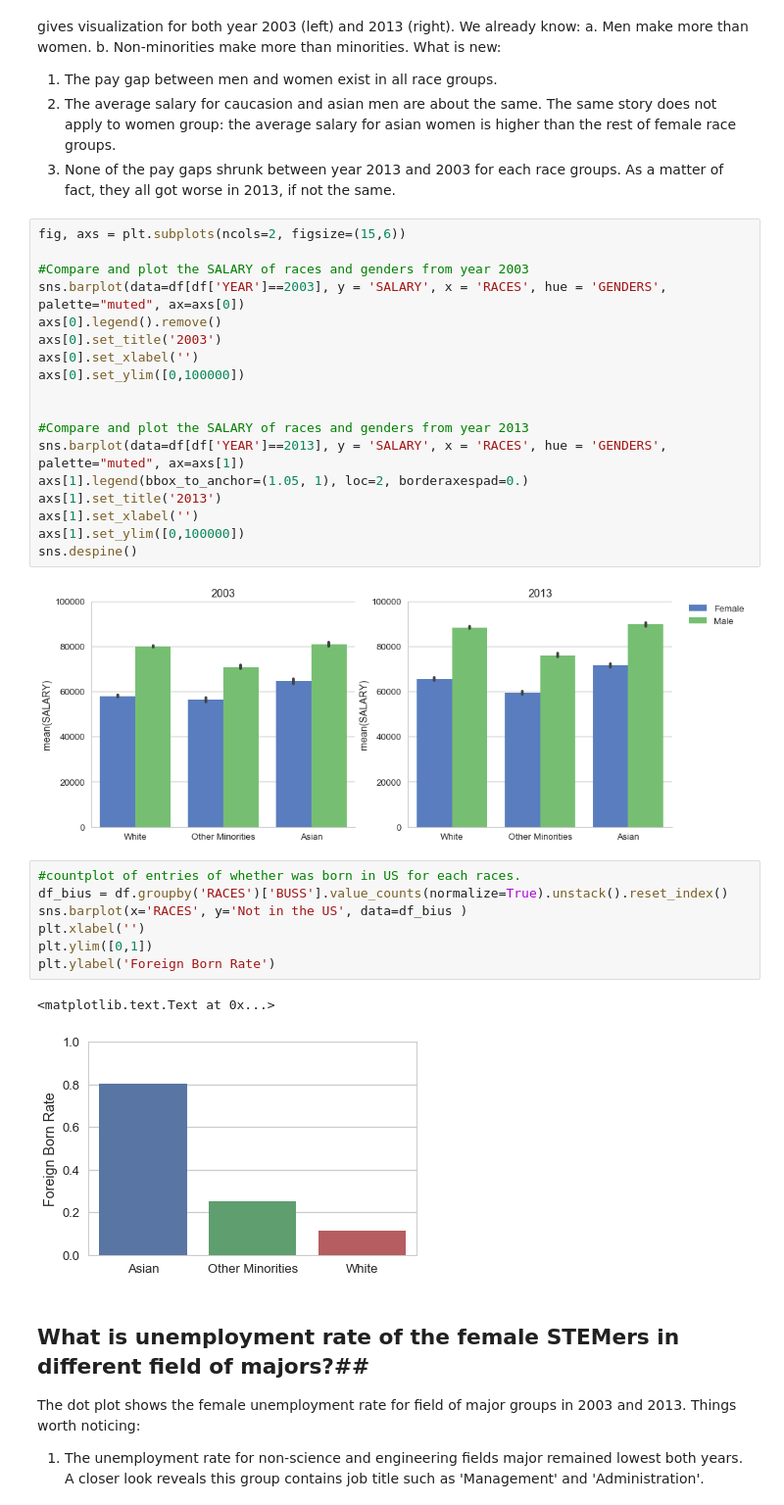
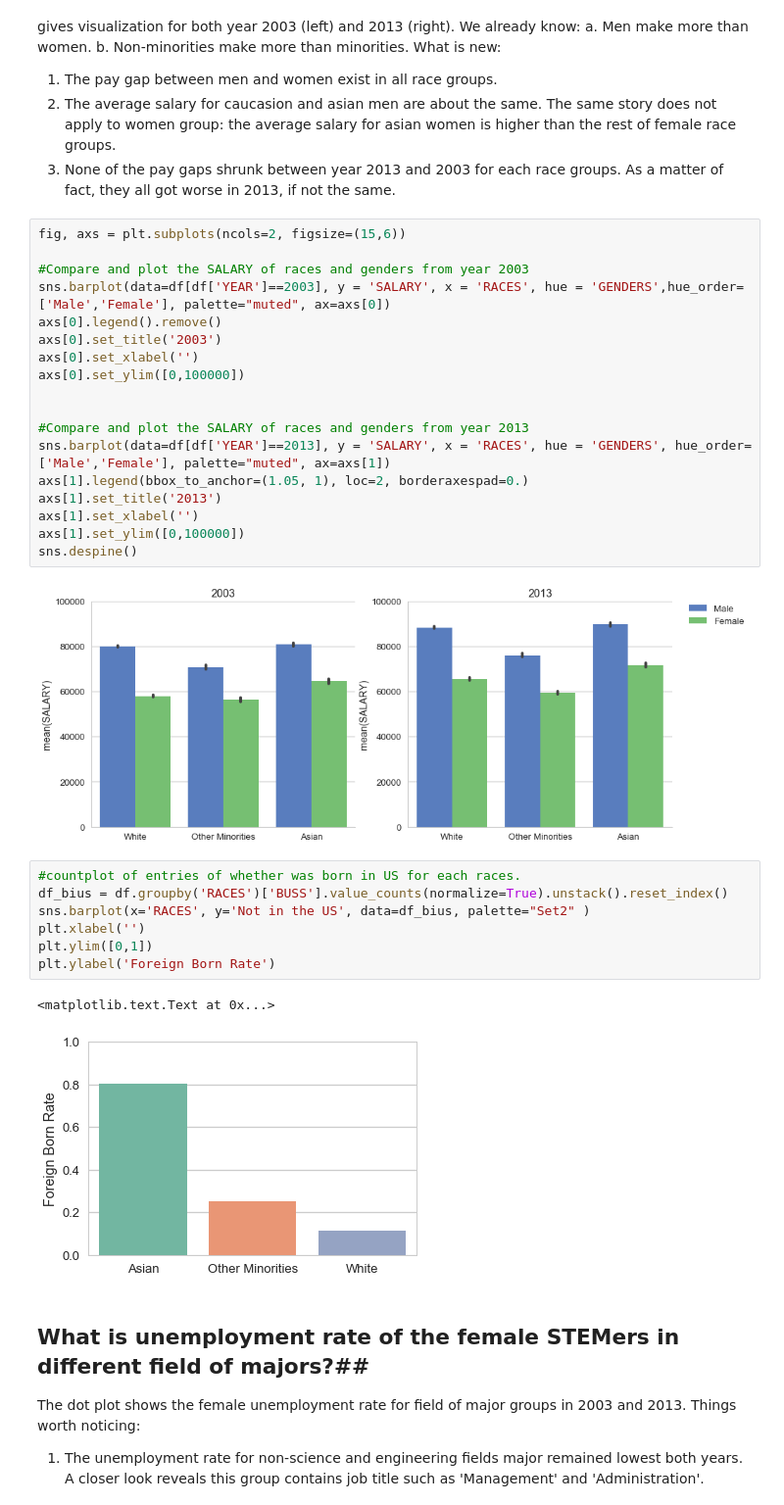
Before and after one commit to shuojiashi/women_in_stem, a Jupyter notebook: notebooks/HigherEdEDA_upload.ipynb, the cells around one changed output. Shown at 98% size. Drawn from its saved outputs; the diff is of its cells as text.

```diff
--- a/notebooks/HigherEdEDA_upload.ipynb
+++ b/notebooks/HigherEdEDA_upload.ipynb
@@ -337,7 +339,7 @@ What is new:
 fig, axs = plt.subplots(ncols=2, figsize=(15,6))
 
 #Compare and plot the SALARY of races and genders from year 2003
-sns.barplot(data=df[df['YEAR']==2003], y = 'SALARY', x = 'RACES', hue = 'GENDERS', palette="muted", ax=axs[0])
+sns.barplot(data=df[df['YEAR']==2003], y = 'SALARY', x = 'RACES', hue = 'GENDERS',hue_order=['Male','Female'], palette="muted", ax=axs[0])
 axs[0].legend().remove()
 axs[0].set_title('2003')
 axs[0].set_xlabel('')
@@ -345,24 +347,24 @@ axs[0].set_ylim([0,100000])
 
 
 #Compare and plot the SALARY of races and genders from year 2013
-sns.barplot(data=df[df['YEAR']==2013], y = 'SALARY', x = 'RACES', hue = 'GENDERS', palette="muted", ax=axs[1])
+sns.barplot(data=df[df['YEAR']==2013], y = 'SALARY', x = 'RACES', hue = 'GENDERS', hue_order=['Male','Female'], palette="muted", ax=axs[1])
 axs[1].legend(bbox_to_anchor=(1.05, 1), loc=2, borderaxespad=0.)
 axs[1].set_title('2013')
 axs[1].set_xlabel('')
 axs[1].set_ylim([0,100000])
 sns.despine()
 # %% [output]
-[figure, old version]
+[figure, new version]
 # %%
 #countplot of entries of whether was born in US for each races.
 df_bius = df.groupby('RACES')['BUSS'].value_counts(normalize=True).unstack().reset_index()
-sns.barplot(x='RACES', y='Not in the US', data=df_bius )
+sns.barplot(x='RACES', y='Not in the US', data=df_bius, palette="Set2" )
 plt.xlabel('')
 plt.ylim([0,1])
 plt.ylabel('Foreign Born Rate')
 # %% [output]
 <matplotlib.text.Text at 0x...>
-[figure, old version]
+[figure, new version]
 # %% [markdown]
 ## What is unemployment rate of the female STEMers in different field of majors?##
 
```
Also changed, not shown: parts of 10 cells of this notebook.
